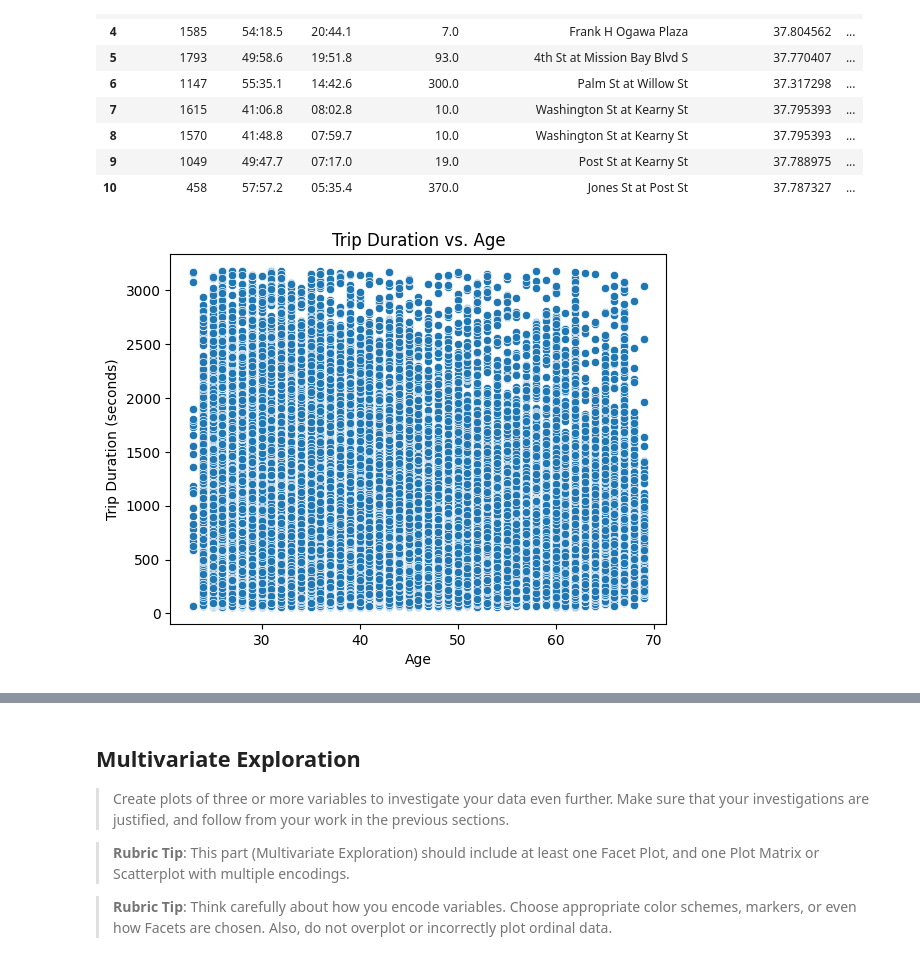
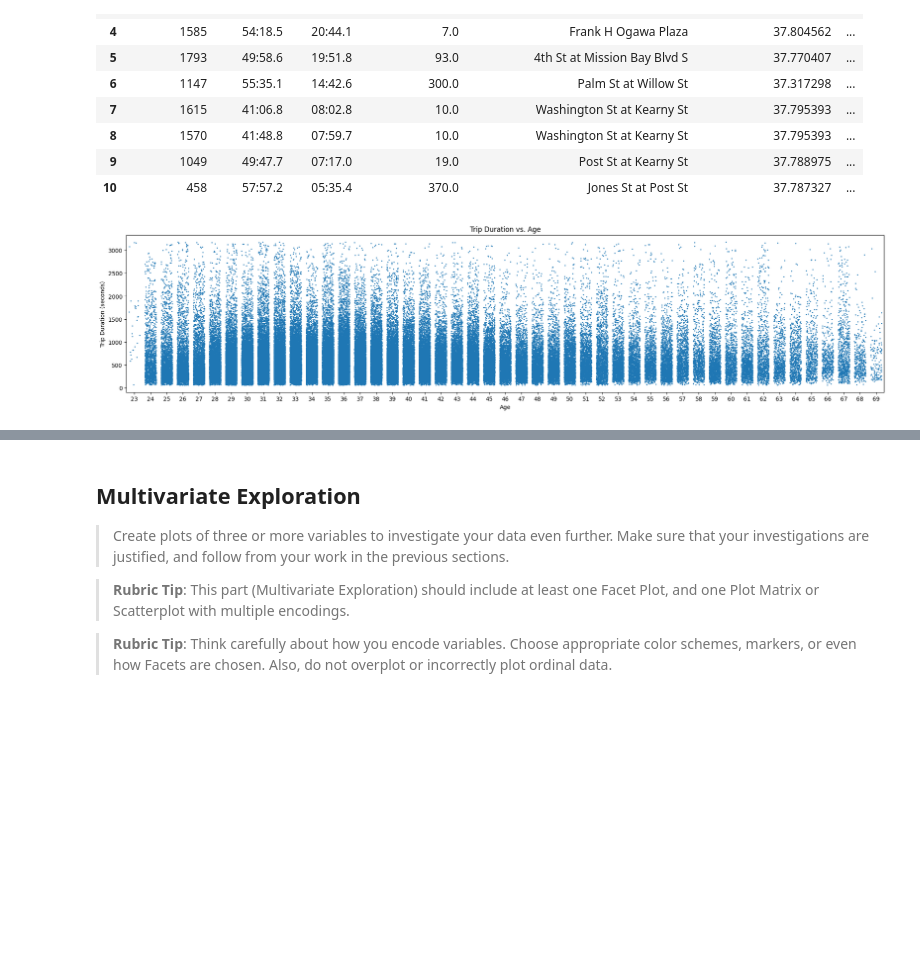
Before and after one commit to naamabenita/Final-Project, a Jupyter notebook: Part_I_exploration_template.ipynb, the cells around one changed output, grey strips where cells are left out. Saved outputs shown, nothing was run; the diff lists cells and outputs as text; code cells hidden in the pictures; blank space fills up the shorter version.

```diff
--- a/Part_I_exploration_template.ipynb
+++ b/Part_I_exploration_template.ipynb
@@ -280,18 +304,18 @@ df.head(10)
 # %%
 #List of columns to filter outliers
 columns_to_filter = ['duration_sec', 'Age' ]
 
 #loop througe each column and filter out outliers
 filtered_data = df
 for column in columns_to_filter:
     filtered_data = filter_outliers(filtered_data, column)
 
 #Create a a Scatter plot to check the relationship between trip duration and user age
-
-sns.scatterplot(x='Age', y='duration_sec', data=filtered_data) #call the filter_outliers() function and reuse the filtered data
+plt.figure(figsize=(24,5))
+sns.stripplot(x='Age', y='duration_sec', data=filtered_data, size=2, jitter=0.35) #call the filter_outliers() function and reuse the filtered data
 plt.title('Trip Duration vs. Age')
 plt.xlabel('Age')
 plt.ylabel('Trip Duration (seconds)')
 plt.show()
 # %% [output]
-[figure, old version]
+[figure, new version]
```
Also changed, not shown: parts of 28 cells of this notebook.
